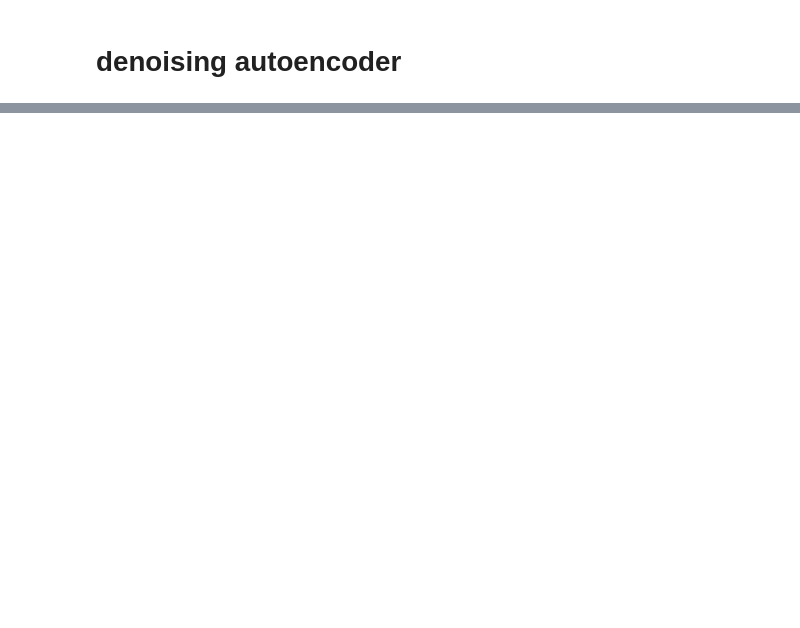
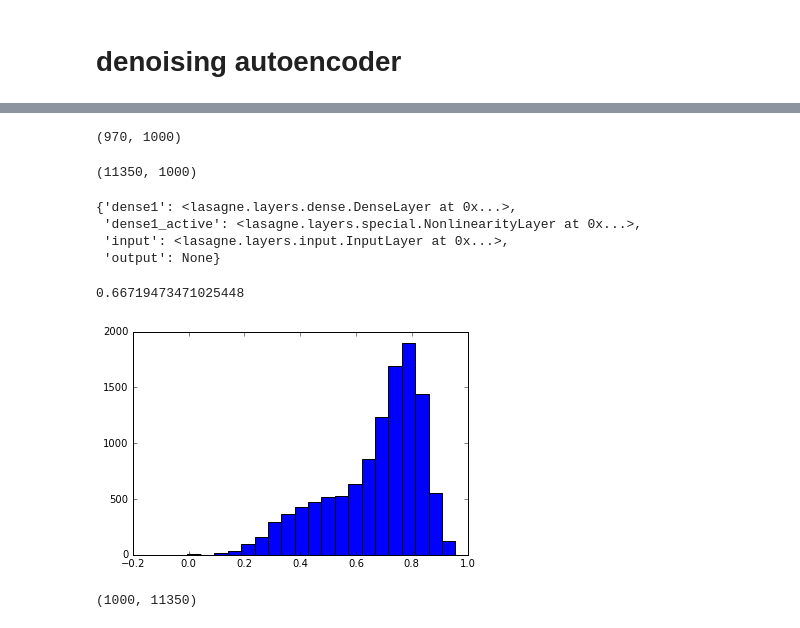
Before and after one commit to p-koo/theanomics, a Jupyter notebook: notebook/CMAP challenge - TopCoder .ipynb, the cells around one changed output, grey strips where cells are left out. Cells and saved outputs as stored; diff of their text form; code cells hidden in the pictures; blank space fills up the shorter version.

Commit message:
CMAP

```diff
--- a/notebook/CMAP challenge - TopCoder .ipynb
+++ b/notebook/CMAP challenge - TopCoder .ipynb
@@ -489,0 +366,14 @@ net['X'] = layers.DenseLayer(net['dencode2_dropout'], num_units=num_nonlandmark,
+# %%
+landmarkpath='/home/peter/Data/CMAP/test/landmarks.csv'
+data = pd.read_csv(landmarkpath, header=None, dtype=np.float32)
+landmark = data.as_matrix()
+landmark.shape
+# %% [output]
+(970, 1000)
+# %%
+nonlandmarkpath='/home/peter/Data/CMAP/test/truth.csv'
+data = pd.read_csv(nonlandmarkpath, header=None, dtype=np.float32)
+nonlandmark = data.as_matrix()
+nonlandmark.shape
+# %% [output]
+(11350, 1000)
@@ -489,0 +402,15 @@ net['X'] = layers.DenseLayer(net['dencode2_dropout'], num_units=num_nonlandmark,
+# %%
+network = nnmodel.network
+network
+# %% [output]
+{'dense1': <lasagne.layers.dense.DenseLayer at 0x...>,
+ 'dense1_active': <lasagne.layers.special.NonlinearityLayer at 0x...>,
+ 'input': <lasagne.layers.input.InputLayer at 0x...>,
+ 'output': None}
+# %%
+input_var = nnmodel.input_var
+prediction = get_output(network['dense1_active'], deterministic=True)
+
+get_prediction = theano.function([input_var], prediction, allow_input_downcast=True)
+# %%
+prediction = get_prediction(landmark)
@@ -489,0 +419,16 @@ net['X'] = layers.DenseLayer(net['dencode2_dropout'], num_units=num_nonlandmark,
+# %%
+R = []
+for i in range(prediction.shape[1]):
+    R.append(stats.spearmanr(prediction[:,i], nonlandmark[:,i])[0])
+
+np.mean(R)
+# %% [output]
+0.66719473471025448
+# %%
+plt.hist(R,bins=20);
+# %% [output]
+[figure, added]
+# %%
+prediction.shape
+# %% [output]
+(1000, 11350)
```
Also changed, not shown: parts of 36 cells of this notebook, 34 other files.
